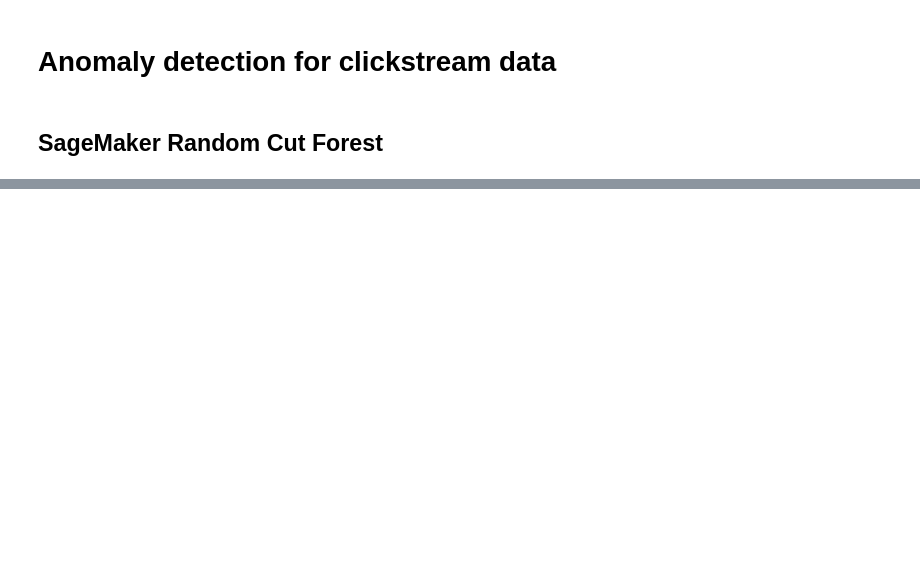
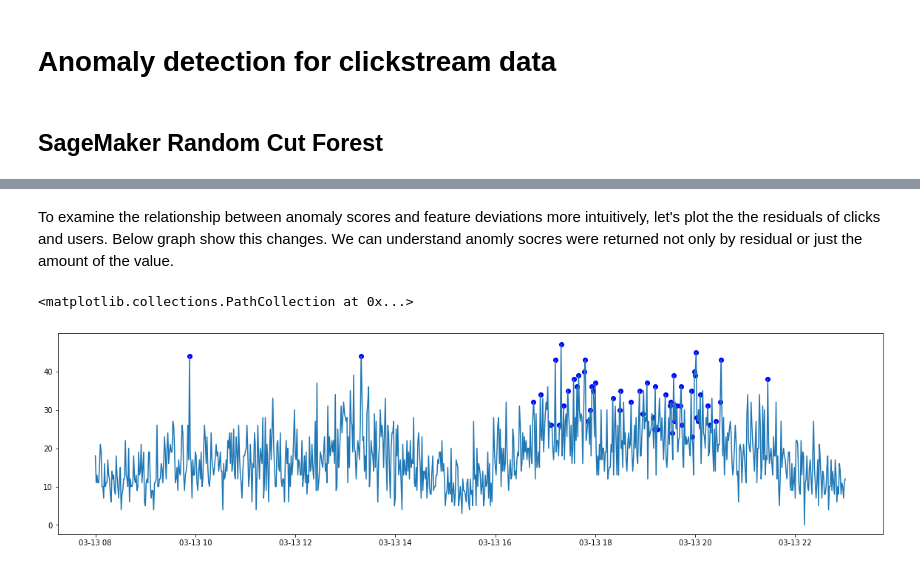
Before and after one commit to mullue/tsad, a Jupyter notebook: kseongmo/clickstream/4.SageMaker-RCF.ipynb, the cells around one changed output, grey strips where cells are left out. Drawn from its saved outputs; the diff is of its cells as text; code cells hidden in the pictures; blank space fills up the shorter version.

```diff
--- a/kseongmo/clickstream/4.SageMaker-RCF.ipynb
+++ b/kseongmo/clickstream/4.SageMaker-RCF.ipynb
@@ -53,0 +146,9 @@ rcf_inference = rcf.deploy(
+# %% [markdown]
+To examine the relationship between anomaly scores and feature deviations more intuitively, let's plot the the residuals of clicks and users. Below graph show this changes. We can understand anomly socres were returned not only by residual or just the amount of the value.
+# %%
+plt.figure(figsize=(20,5))
+plt.plot(s['clicks']-s['users']["2012-03-13 08:00:00":"2012-03-13 23:00:00"])
+plt.scatter(x= anomalous.index, y=anomalous['clicks'].values - anomalous['users'].values, c='blue')
+# %% [output]
+<matplotlib.collections.PathCollection at 0x...>
+[figure, added]
```
Also changed, not shown: parts of 19 cells of this notebook, 2 other files.
